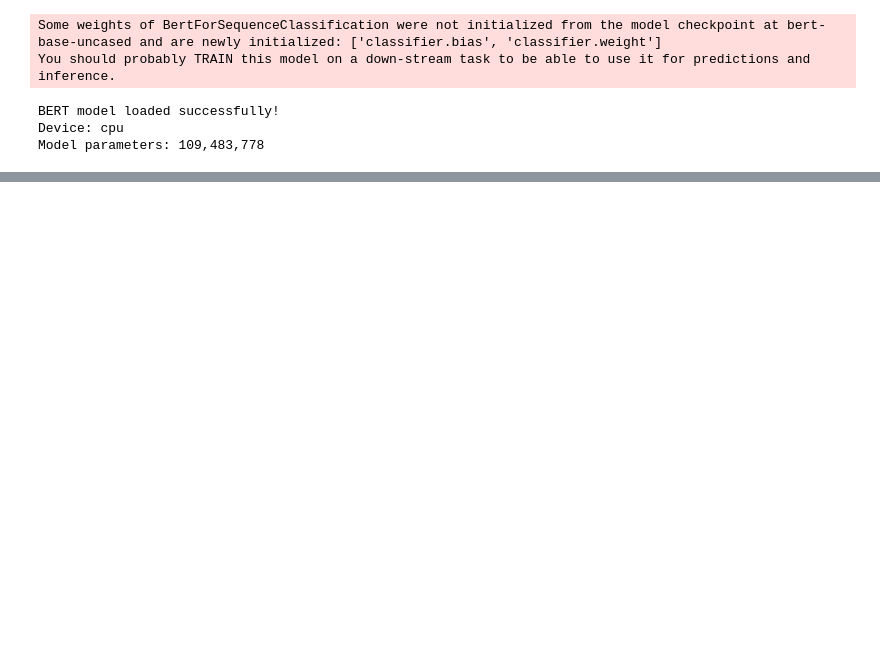
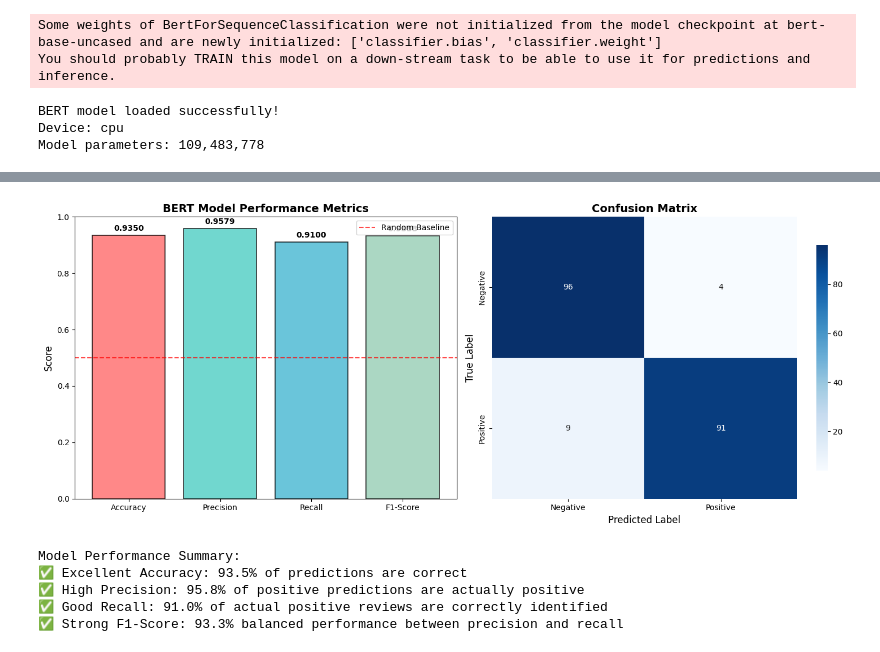
Before and after one commit to Ajmaljalal/Semester_four, a Jupyter notebook: AAI_520/AAI_520_Assignment_3.1.ipynb, the cells around one changed output, grey strips where cells are left out. Drawn from its saved outputs; the diff is of its cells as text; code cells hidden in the pictures; blank space fills up the shorter version.

```diff
--- a/AAI_520/AAI_520_Assignment_3.1.ipynb
+++ b/AAI_520/AAI_520_Assignment_3.1.ipynb
@@ -369,0 +500,58 @@ Starting BERT fine-tuning...
+# %%
+import matplotlib.pyplot as plt
+import seaborn as sns
+from sklearn.metrics import confusion_matrix
+import numpy as np
+
+# Set style for better looking plots
+plt.style.use('default')
+sns.set_palette("husl")
+# %%
+# Create performance metrics visualization
+fig, (ax1, ax2) = plt.subplots(1, 2, figsize=(15, 6))
+
+# Metrics bar chart
+metrics = ['Accuracy', 'Precision', 'Recall', 'F1-Score']
+values = [accuracy, precision, recall, f1]
+colors = ['#FF6B6B', '#4ECDC4', '#45B7D1', '#96CEB4']
+
+bars = ax1.bar(metrics, values, color=colors, alpha=0.8, edgecolor='black', linewidth=1.2)
+ax1.set_ylim(0, 1)
+ax1.set_ylabel('Score', fontsize=12)
+ax1.set_title('BERT Model Performance Metrics', fontsize=14, fontweight='bold')
+
+# Add value labels on bars
+for bar, value in zip(bars, values):
+    height = bar.get_height()
+    ax1.text(bar.get_x() + bar.get_width()/2., height + 0.01,
+             f'{value:.4f}', ha='center', va='bottom', fontweight='bold')
+
+# Add a horizontal line at 0.5 for reference
+ax1.axhline(y=0.5, color='red', linestyle='--', alpha=0.7, label='Random Baseline')
+ax1.legend()
+
+# Confusion Matrix
+cm = confusion_matrix(true_labels, predictions)
+sns.heatmap(cm, annot=True, fmt='d', cmap='Blues',
+            xticklabels=['Negative', 'Positive'],
+            yticklabels=['Negative', 'Positive'],
+            ax=ax2, cbar_kws={'shrink': 0.8})
+ax2.set_title('Confusion Matrix', fontsize=14, fontweight='bold')
+ax2.set_xlabel('Predicted Label', fontsize=12)
+ax2.set_ylabel('True Label', fontsize=12)
+
+plt.tight_layout()
+plt.show()
+
+print(f"Model Performance Summary:")
+print(f"✅ Excellent Accuracy: {accuracy:.1%} of predictions are correct")
+print(f"✅ High Precision: {precision:.1%} of positive predictions are actually positive")
+print(f"✅ Good Recall: {recall:.1%} of actual positive reviews are correctly identified")
+print(f"✅ Strong F1-Score: {f1:.1%} balanced performance between precision and recall")
+# %% [output]
+[figure, added]
+Model Performance Summary:
+✅ Excellent Accuracy: 93.5% of predictions are correct
+✅ High Precision: 95.8% of positive predictions are actually positive
+✅ Good Recall: 91.0% of actual positive reviews are correctly identified
+✅ Strong F1-Score: 93.3% balanced performance between precision and recall
```
Also changed, not shown: parts of 22 cells of this notebook, 1 other file.
